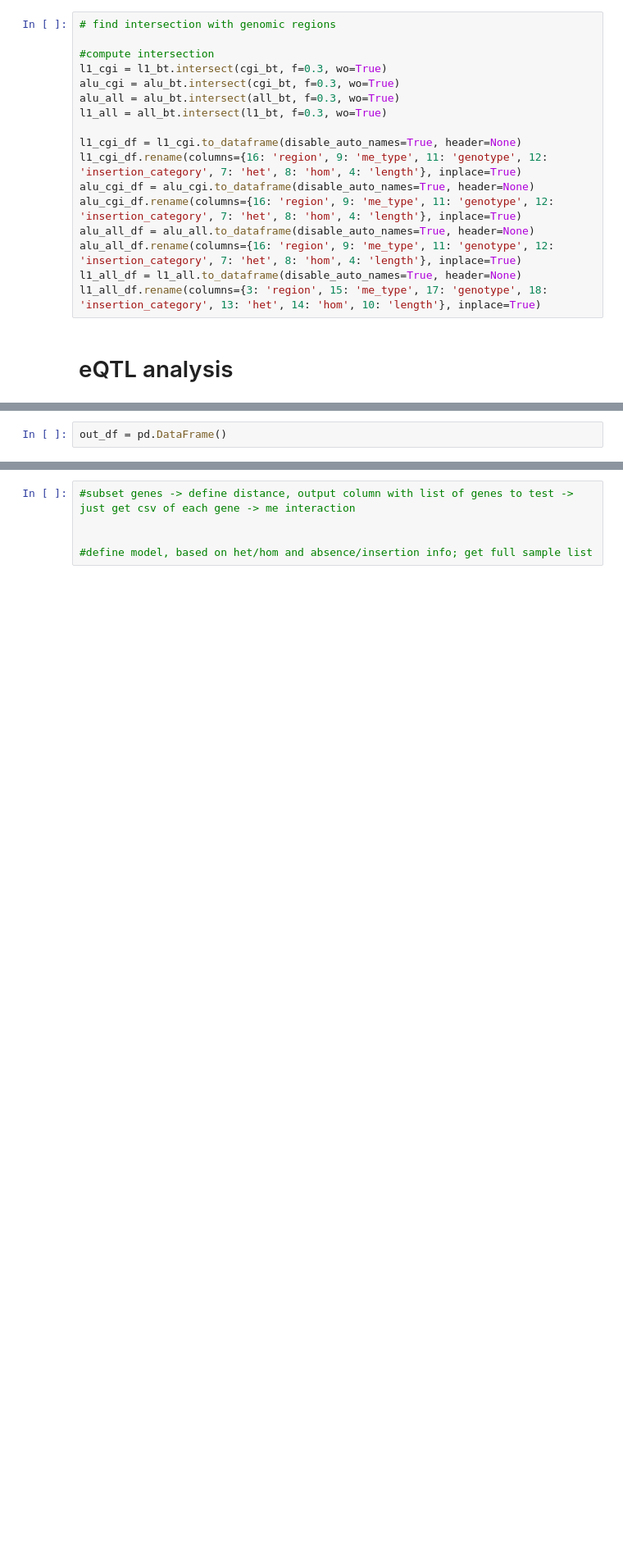
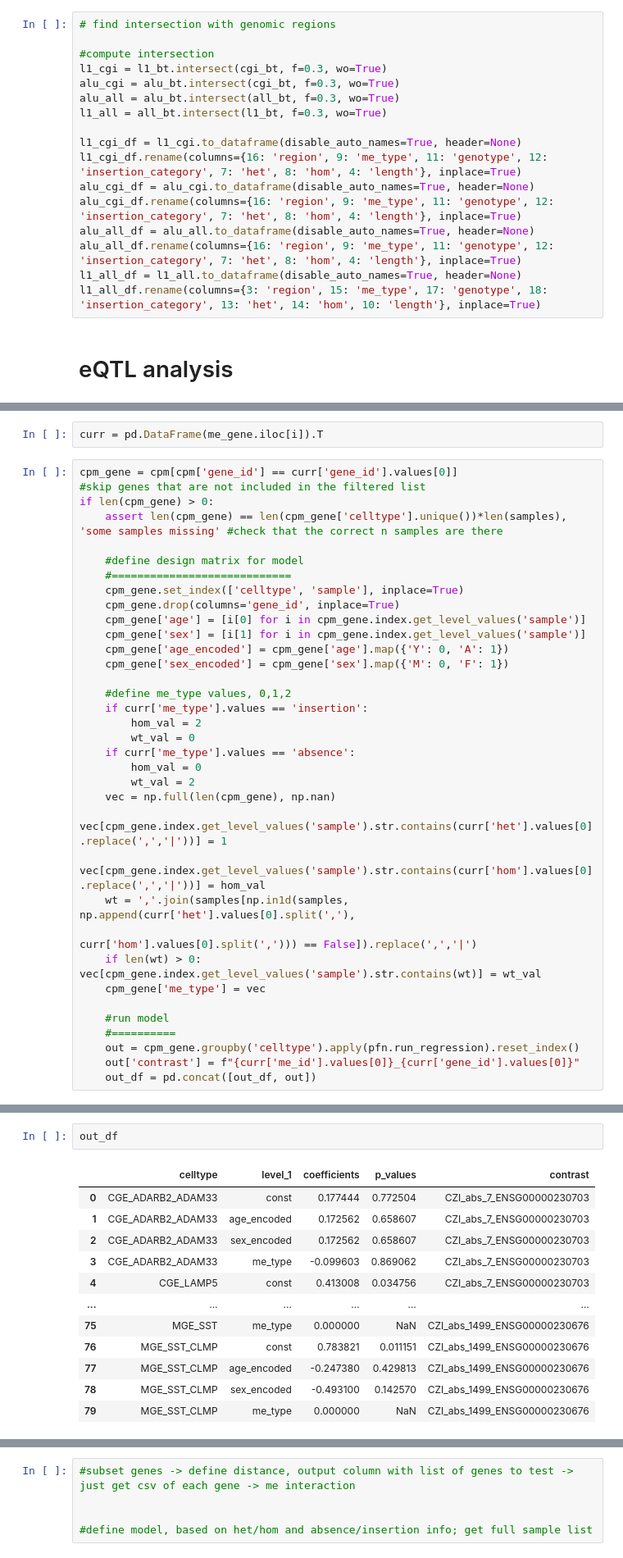
Before and after one commit to dmnburrows/me_polymorphisms, a Jupyter notebook: me_QTL.ipynb, the cells around one changed output, grey strips where cells are left out. Shown at 82% size. Drawn from its saved outputs; the diff is of its cells as text; blank space fills up the shorter version.

```diff
--- a/me_QTL.ipynb
+++ b/me_QTL.ipynb
@@ -163,0 +294,37 @@ samples = cpm['sample'].unique()
+# %%
+curr = pd.DataFrame(me_gene.iloc[i]).T
+# %%
+cpm_gene = cpm[cpm['gene_id'] == curr['gene_id'].values[0]]
+#skip genes that are not included in the filtered list
+if len(cpm_gene) > 0:
+    assert len(cpm_gene) == len(cpm_gene['celltype'].unique())*len(samples), 'some samples missing' #check that the correct n samples are there
+
+    #define design matrix for model
+    #============================
+    cpm_gene.set_index(['celltype', 'sample'], inplace=True)
+    cpm_gene.drop(columns='gene_id', inplace=True)
+    cpm_gene['age'] = [i[0] for i in cpm_gene.index.get_level_values('sample')]
+    cpm_gene['sex'] = [i[1] for i in cpm_gene.index.get_level_values('sample')]
+    cpm_gene['age_encoded'] = cpm_gene['age'].map({'Y': 0, 'A': 1})
+    cpm_gene['sex_encoded'] = cpm_gene['sex'].map({'M': 0, 'F': 1})
+
+    #define me_type values, 0,1,2
+    if curr['me_type'].values == 'insertion':
+        hom_val = 2
+        wt_val = 0
+    if curr['me_type'].values == 'absence':
+        hom_val = 0
+        wt_val = 2
+    vec = np.full(len(cpm_gene), np.nan)
+    vec[cpm_gene.index.get_level_values('sample').str.contains(curr['het'].values[0].replace(',','|'))] = 1
+    vec[cpm_gene.index.get_level_values('sample').str.contains(curr['hom'].values[0].replace(',','|'))] = hom_val
+    wt = ','.join(samples[np.in1d(samples, np.append(curr['het'].values[0].split(','),
+                                                    curr['hom'].values[0].split(','))) == False]).replace(',','|')
+    if len(wt) > 0: vec[cpm_gene.index.get_level_values('sample').str.contains(wt)] = wt_val
+    cpm_gene['me_type'] = vec
+
+    #run model
+    #==========
+    out = cpm_gene.groupby('celltype').apply(pfn.run_regression).reset_index()
+    out['contrast'] = f"{curr['me_id'].values[0]}_{curr['gene_id'].values[0]}"
+    out_df = pd.concat([out_df, out])
@@ -164,2 +358,15 @@ samples = cpm['sample'].unique()
 # %%
-out_df = pd.DataFrame()
+out_df
+# %% [output]
+|  | celltype | level_1 | coefficients | p_values | contrast |
+| 0 | CGE_ADARB2_ADAM33 | const | 0.177444 | 0.772504 | CZI_abs_7_ENSG00000230703 |
+| 1 | CGE_ADARB2_ADAM33 | age_encoded | 0.172562 | 0.658607 | CZI_abs_7_ENSG00000230703 |
+| 2 | CGE_ADARB2_ADAM33 | sex_encoded | 0.172562 | 0.658607 | CZI_abs_7_ENSG00000230703 |
+| 3 | CGE_ADARB2_ADAM33 | me_type | -0.099603 | 0.869062 | CZI_abs_7_ENSG00000230703 |
+| 4 | CGE_LAMP5 | const | 0.413008 | 0.034756 | CZI_abs_7_ENSG00000230703 |
+| ... | ... | ... | ... | ... | ... |
+| 75 | MGE_SST | me_type | 0.000000 | NaN | CZI_abs_1499_ENSG00000230676 |
+| 76 | MGE_SST_CLMP | const | 0.783821 | 0.011151 | CZI_abs_1499_ENSG00000230676 |
+| 77 | MGE_SST_CLMP | age_encoded | -0.247380 | 0.429813 | CZI_abs_1499_ENSG00000230676 |
+| 78 | MGE_SST_CLMP | sex_encoded | -0.493100 | 0.142570 | CZI_abs_1499_ENSG00000230676 |
+| 79 | MGE_SST_CLMP | me_type | 0.000000 | NaN | CZI_abs_1499_ENSG00000230676 |
```
Also changed, not shown: parts of 33 cells of this notebook, 1 other file.
